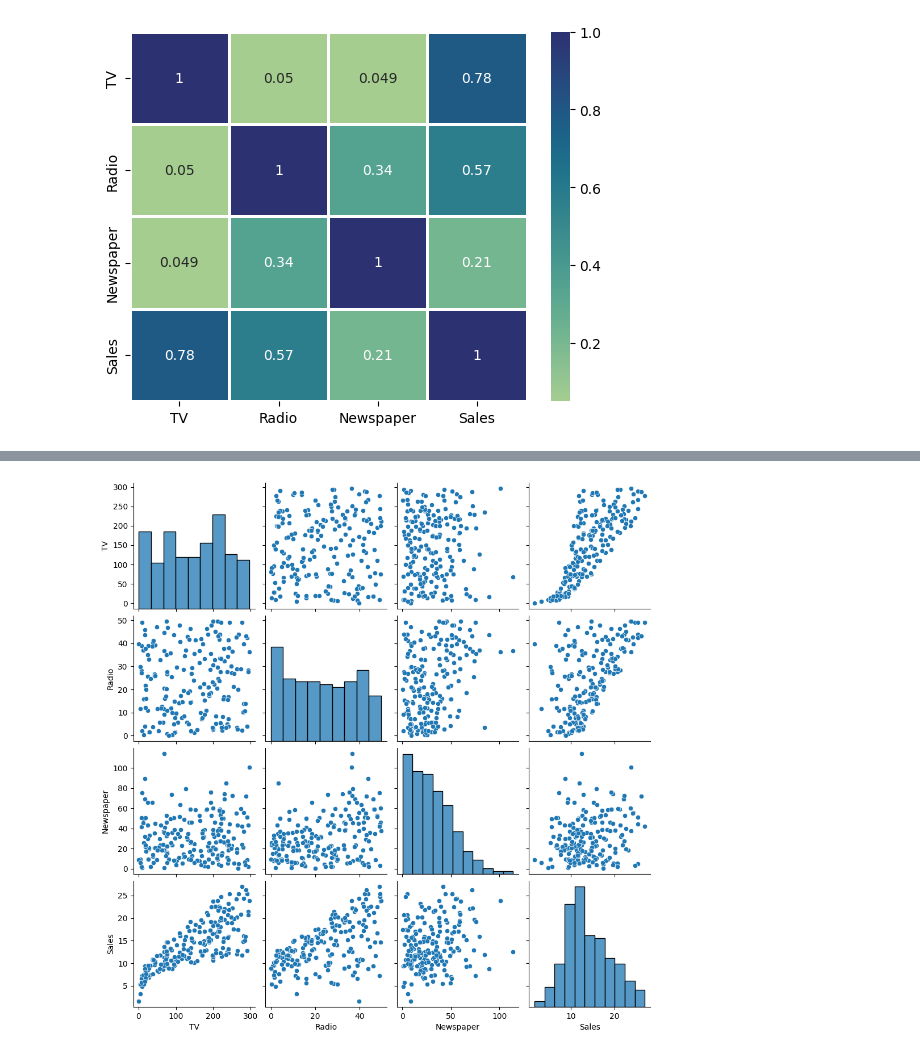
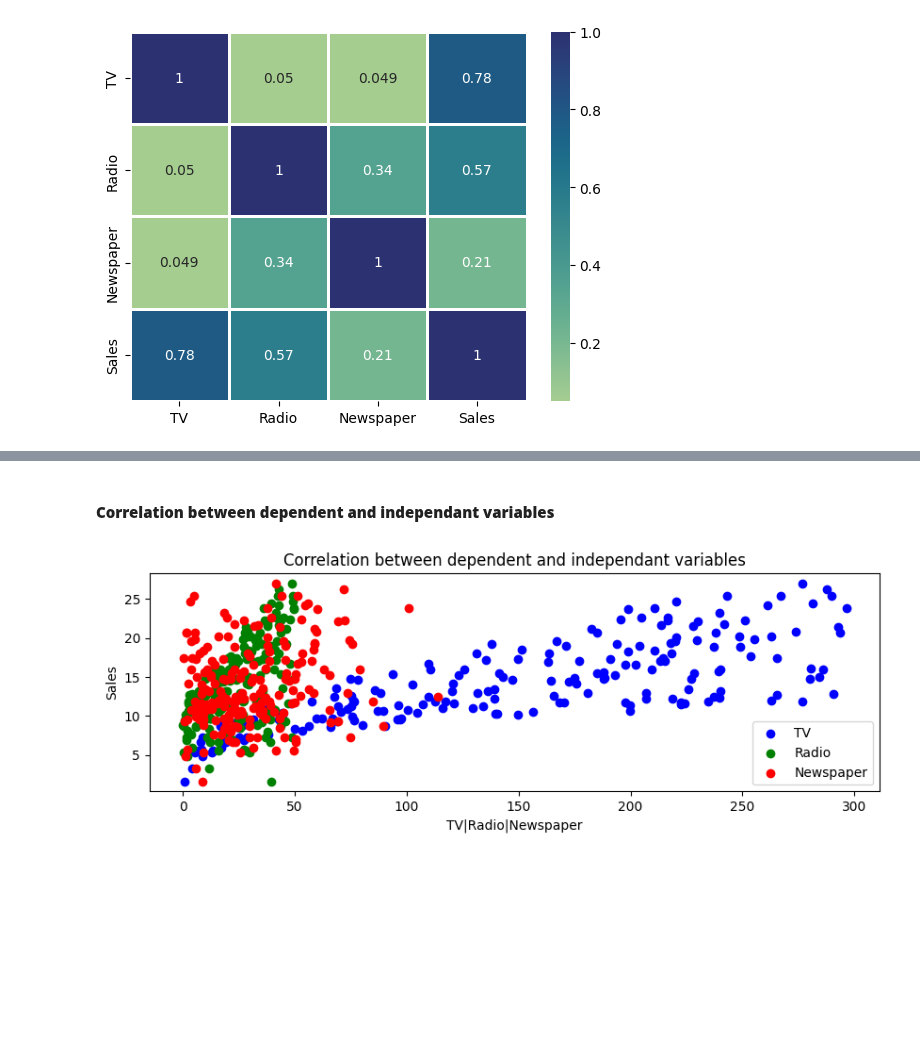
Before and after one commit to SwagAbyss/SwagML, a Jupyter notebook: Assignments/islr advertising/islr.ipynb, the cells around one changed output, grey strips where cells are left out. Saved outputs shown, nothing was run; the diff lists cells and outputs as text; code cells hidden in the pictures; blank space fills up the shorter version.

```diff
--- a/Assignments/islr advertising/islr.ipynb
+++ b/Assignments/islr advertising/islr.ipynb
@@ -159,5 +187,14 @@ Text(0.5, 0.98, 'Visualizing continuous columns')
-# %%
-sns.pairplot(data)
-plt.show()
-# %% [output]
-[figure, removed]
+# %% [markdown]
+#### __Correlation between dependent and independant variables__
+# %%
+plt.figure(figsize=(10,3))
+plt.scatter(data.TV, data.Sales, color='blue', label="TV")
+plt.scatter(data.Radio, data.Sales, color='green', label='Radio')
+plt.scatter(data.Newspaper, data.Sales, color='red', label='Newspaper')
+plt.xlabel("TV|Radio|Newspaper")
+plt.ylabel('Sales')
+plt.title("Correlation between dependent and independant variables",)
+plt.legend()
+plt.show()
+# %% [output]
+[figure, added]
```
Also changed, not shown: parts of 20 cells of this notebook, 1 other file.
